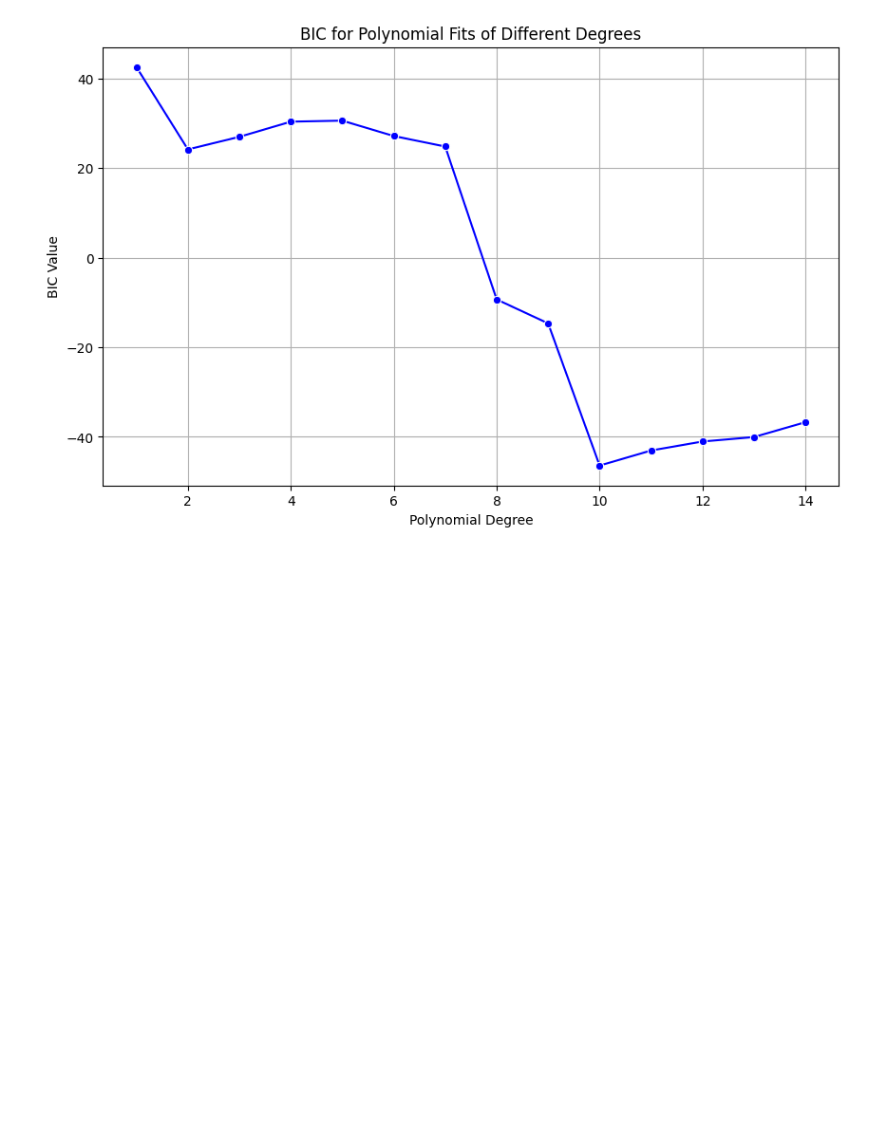
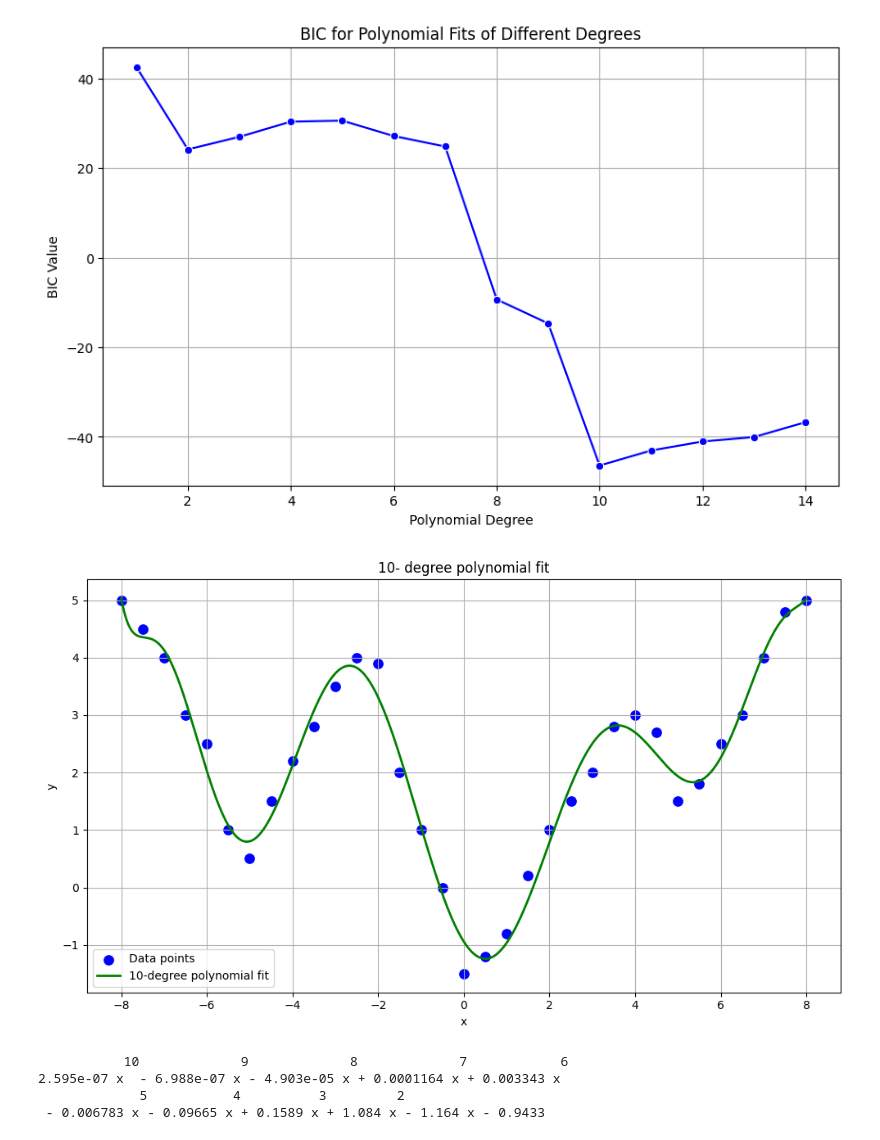
Before and after one commit to sskyisthelimit/ml-implementations, a Jupyter notebook: advanced/math/minimization.ipynb, the cells around one changed output. Drawn from its saved outputs; the diff is of its cells as text; code cells hidden in the pictures; blank space fills up the shorter version.

```diff
--- a/advanced/math/minimization.ipynb
+++ b/advanced/math/minimization.ipynb
@@ -258,3 +66,33 @@ BIC for polynomial with degree 12 : -41.05333604827845
 BIC for polynomial with degree 13 : -40.05328376818584
 BIC for polynomial with degree 14 : -36.73710170279496
 [figure]
+# %%
+degree = 10
+coeffs = np.polyfit(x, y, degree)
+poly = np.poly1d(coeffs)
+
+x_smooth = np.linspace(min(x), max(x), 500)
+y_2_smooth = poly(x_smooth)
+
+fig, ax = plt.subplots(1, 1, figsize=(10, 6))
+
+sns.scatterplot(x=x, y=y, color='blue', s=100, label='Data points', ax=ax)
+sns.lineplot(x=x_smooth, y=y_2_smooth, color='green',
+             label=f'{degree}-degree polynomial fit', linewidth=2, ax=ax)
+ax.set_xlabel('x')
+ax.set_ylabel('y')
+ax.set_title(f'{degree}- degree polynomial fit')
+ax.legend()
+ax.grid(True)
+ax.set_aspect('auto')
+
+plt.tight_layout()
+plt.show()
+
+print(np.poly1d(coeffs))
+# %% [output]
+[figure, added]
+           10             9             8             7            6
+2.595e-07 x  - 6.988e-07 x - 4.903e-05 x + 0.0001164 x + 0.003343 x
+             5           4          3         2
+ - 0.006783 x - 0.09665 x + 0.1589 x + 1.084 x - 1.164 x - 0.9433
```
Also changed, not shown: parts of 10 cells of this notebook.
